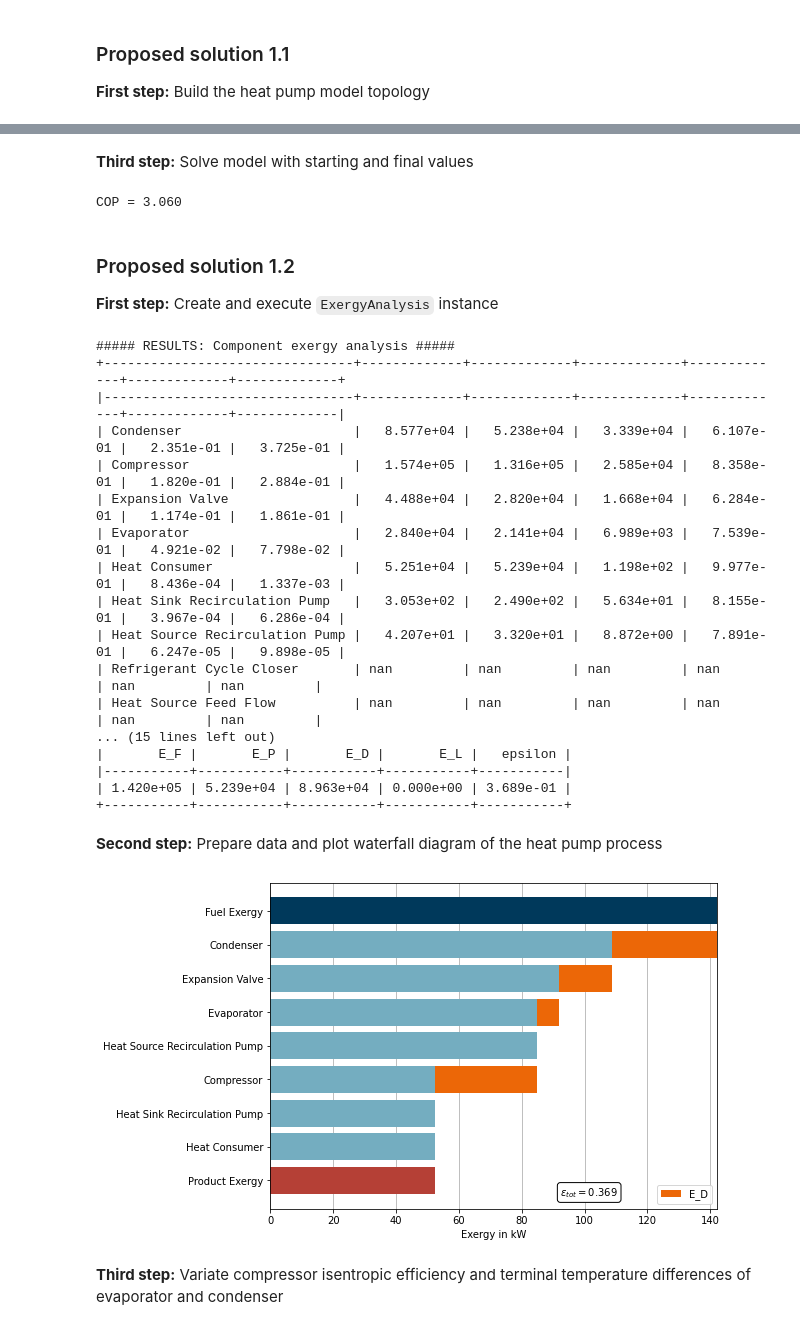
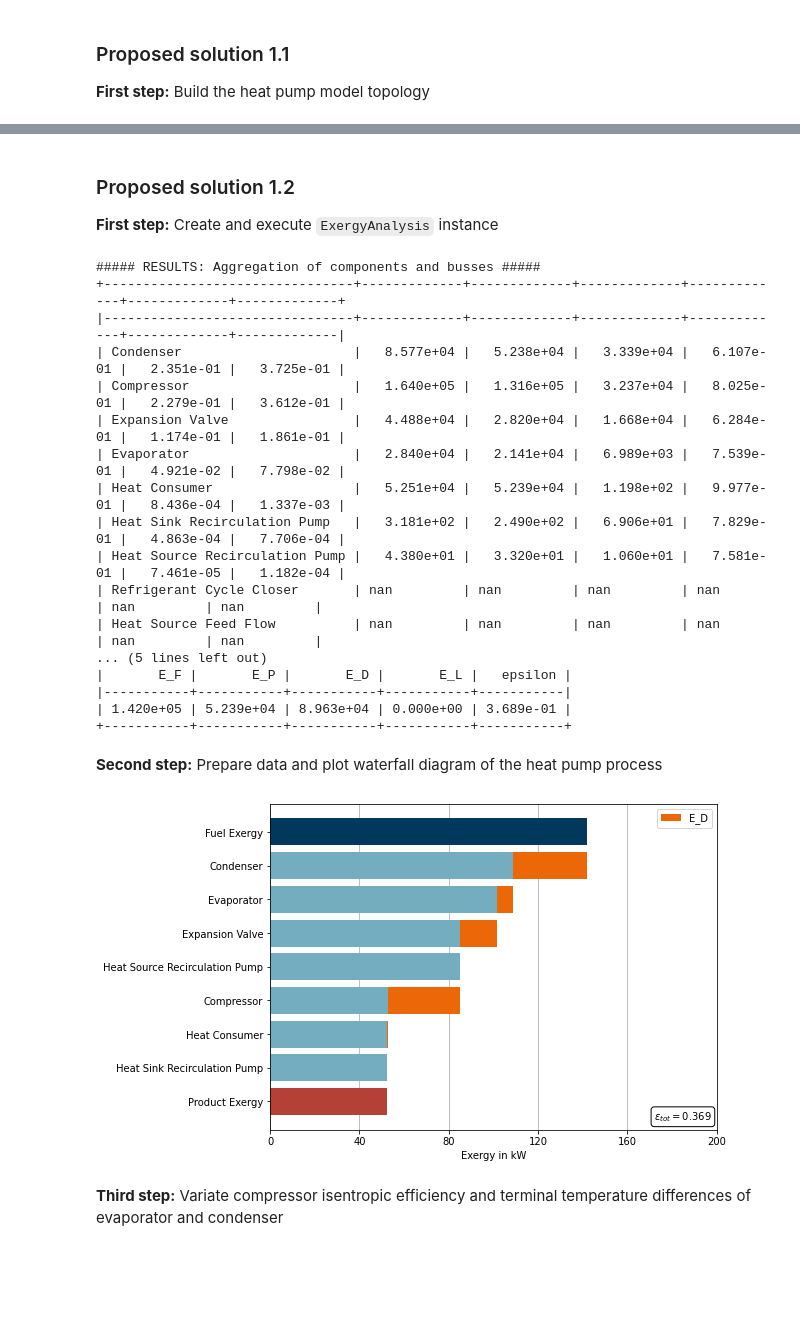
Before and after one commit to fwitte/TESPy_teaching_exergy, a Jupyter notebook: book/cycles/heat-pump.ipynb, the cells around one changed output, grey strips where cells are left out. Drawn from its saved outputs; the diff is of its cells as text; code cells hidden in the pictures; blank space fills up the shorter version.

```diff
--- a/book/cycles/heat-pump.ipynb
+++ b/book/cycles/heat-pump.ipynb
@@ -224,23 +241,3 @@ nw.add_busses(heat_in, heat_out, power_in)
-# %% [markdown]
-**Third step:** Solve model with starting and final values
-# %%
-from tespy.tools import ExergyAnalysis
-
-# Initial solve with starting values
-nw.set_attr(iterinfo=False)
-nw.solve('design')
-
-# Final solve
-evap2comp.set_attr(p=None)
-evaporator.set_attr(ttd_l=2)
-
-cond2cc.set_attr(p=None)
-condenser.set_attr(ttd_u=2)
-
-nw.solve('design')
-print(f'COP = {abs(heat_out.P.val)/power_in.P.val:.3f}')
-# %% [output]
-COP = 3.060
 # %% [markdown]
 ### Proposed solution 1.2
 
@@ -250,21 +247,21 @@ from tespy.tools import ExergyAnalysis
 
 ean = ExergyAnalysis(network=nw, E_F=[heat_in, power_in], E_P=[heat_out])
 ean.analyse(pamb=1.013, Tamb=25)
-ean.print_results(groups=False, connections=False, aggregation=False)
+ean.print_results(groups=False, connections=False, components=False, busses=False)
 # %% [output]
-##### RESULTS: Component exergy analysis #####
+##### RESULTS: Aggregation of components and busses #####
 +--------------------------------+-------------+-------------+-------------+-------------+-------------+-------------+
 |--------------------------------+-------------+-------------+-------------+-------------+-------------+-------------|
 | Condenser                      |   8.577e+04 |   5.238e+04 |   3.339e+04 |   6.107e-01 |   2.351e-01 |   3.725e-01 |
-| Compressor                     |   1.574e+05 |   1.316e+05 |   2.585e+04 |   8.358e-01 |   1.820e-01 |   2.884e-01 |
+| Compressor                     |   1.640e+05 |   1.316e+05 |   3.237e+04 |   8.025e-01 |   2.279e-01 |   3.612e-01 |
 | Expansion Valve                |   4.488e+04 |   2.820e+04 |   1.668e+04 |   6.284e-01 |   1.174e-01 |   1.861e-01 |
 | Evaporator                     |   2.840e+04 |   2.141e+04 |   6.989e+03 |   7.539e-01 |   4.921e-02 |   7.798e-02 |
 | Heat Consumer                  |   5.251e+04 |   5.239e+04 |   1.198e+02 |   9.977e-01 |   8.436e-04 |   1.337e-03 |
-| Heat Sink Recirculation Pump   |   3.053e+02 |   2.490e+02 |   5.634e+01 |   8.155e-01 |   3.967e-04 |   6.286e-04 |
-| Heat Source Recirculation Pump |   4.207e+01 |   3.320e+01 |   8.872e+00 |   7.891e-01 |   6.247e-05 |   9.898e-05 |
+| Heat Sink Recirculation Pump   |   3.181e+02 |   2.490e+02 |   6.906e+01 |   7.829e-01 |   4.863e-04 |   7.706e-04 |
+| Heat Source Recirculation Pump |   4.380e+01 |   3.320e+01 |   1.060e+01 |   7.581e-01 |   7.461e-05 |   1.182e-04 |
 | Refrigerant Cycle Closer       | nan         | nan         | nan         | nan         | nan         | nan         |
 | Heat Source Feed Flow          | nan         | nan         | nan         | nan         | nan         | nan         |
-... (15 lines left out)
+... (5 lines left out)
 |       E_F |       E_P |       E_D |       E_L |   epsilon |
 |-----------+-----------+-----------+-----------+-----------|
 | 1.420e+05 | 5.239e+04 | 8.963e+04 | 0.000e+00 | 3.689e-01 |
@@ -288,35 +285,37 @@ for comp in ean.aggregation_data.index:
         E_P.append(E_F)
 comps.append('Product Exergy')
 E_D.append(0)
 E_P.append(E_F)
 
 E_D = [E * 1e-3 for E in E_D]
 E_P = [E * 1e-3 for E in E_P]
 
 colors_E_P = ['#74ADC0'] * len(comps)
 colors_E_P[0] = '#00395B'
 colors_E_P[-1] = '#B54036'
 
 fig, ax = plt.subplots(figsize=(8, 6))
 
 ax.barh(np.arange(len(comps)), E_P, align='center', color=colors_E_P)
 ax.barh(np.arange(len(comps)), E_D, align='center', left=E_P, label='E_D', color='#EC6707')
 
 ax.legend()
 ax.annotate(
-    f'$\epsilon_{{tot}} = ${ean.network_data["epsilon"]:.3f}', (0.65, 0.05),
+    f'$\epsilon_{{tot}} = ${ean.network_data["epsilon"]:.3f}', (0.86, 0.04),
     xycoords='axes fraction',
     ha='left', va='center', color='k',
     bbox=dict(boxstyle='round,pad=0.3', fc='white')
     )
 ax.set_xlabel('Exergy in kW')
 ax.set_yticks(np.arange(len(comps)))
 ax.set_yticklabels(comps)
+ax.set_xlim([0, 200])
+ax.set_xticks(np.linspace(0, 200, 6))
 ax.invert_yaxis()
 ax.grid(axis='x')
 ax.set_axisbelow(True)
 # %% [output]
-[figure, old version]
+[figure, new version]
 # %% [markdown]
 **Third step:** Variate compressor isentropic efficiency and terminal temperature differences of evaporator and condenser
 # %%
```
Also changed, not shown: parts of 26 cells of this notebook.
